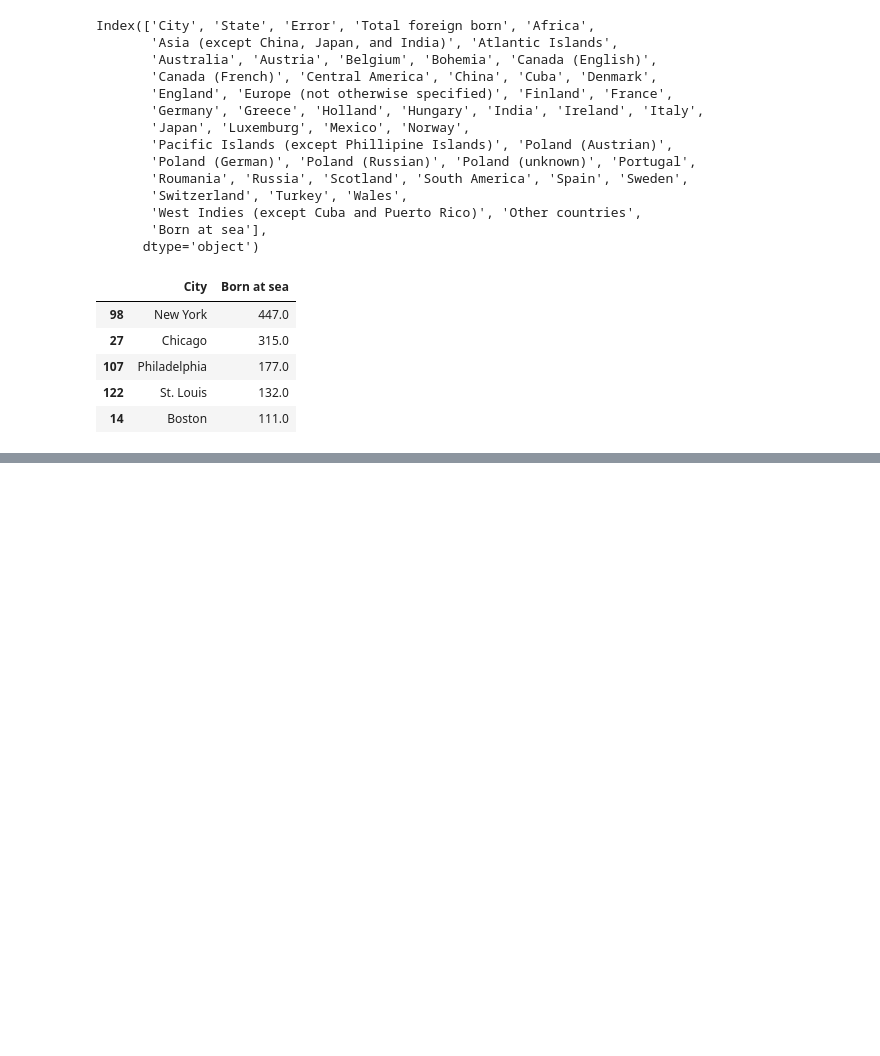
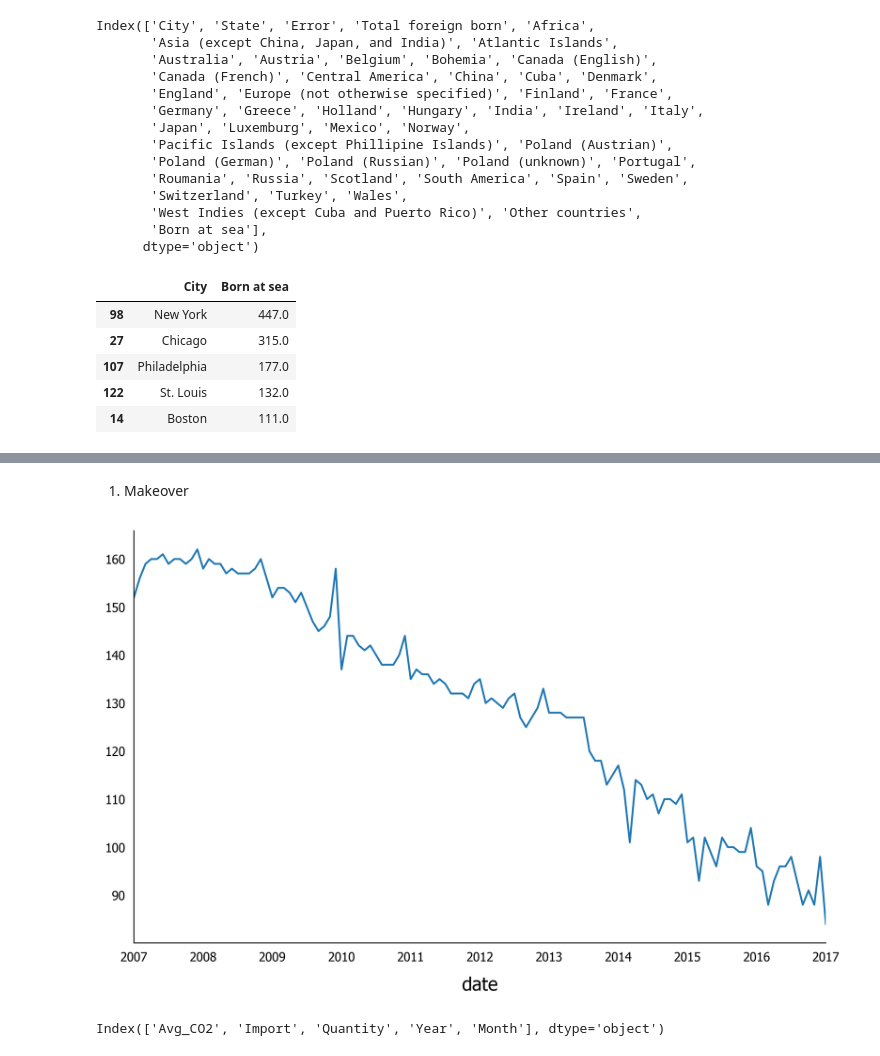
Before and after one commit to erikunevik/data_visualization_erik_unevik_de24, a Jupyter notebook: exercises/exercise1/exercise1_erik.ipynb, the cells around one changed output, grey strips where cells are left out. Saved outputs shown, nothing was run; the diff lists cells and outputs as text; code cells hidden in the pictures; blank space fills up the shorter version.

```diff
--- a/exercises/exercise1/exercise1_erik.ipynb
+++ b/exercises/exercise1/exercise1_erik.ipynb
@@ -258,0 +303,30 @@ df_nordic.head()
+# %% [markdown]
+1) Makeover
+# %%
+import pandas as pd
+import duckdb
+
+
+
+df = pd.read_csv("data/norway_new_car_sales_by_month.csv")
+df = duckdb.query(
+    """
+    SELECT avg_CO2, import,quantity, year, month
+    FROM df
+
+"""
+).df()
+
+df["date"] = pd.to_datetime(
+    df["Year"].astype(str) + "-" + df["Month"].astype(str).str.zfill(2), format="%Y-%m"
+)
+
+df = df.set_index("date")
+
+ax = df["Avg_CO2"].plot()
+# %% [output]
+[figure, added]
+# %%
+print(df.columns)
+# %% [output]
+Index(['Avg_CO2', 'Import', 'Quantity', 'Year', 'Month'], dtype='object')
```
Also changed, not shown: parts of 26 cells of this notebook, 6 other files.
